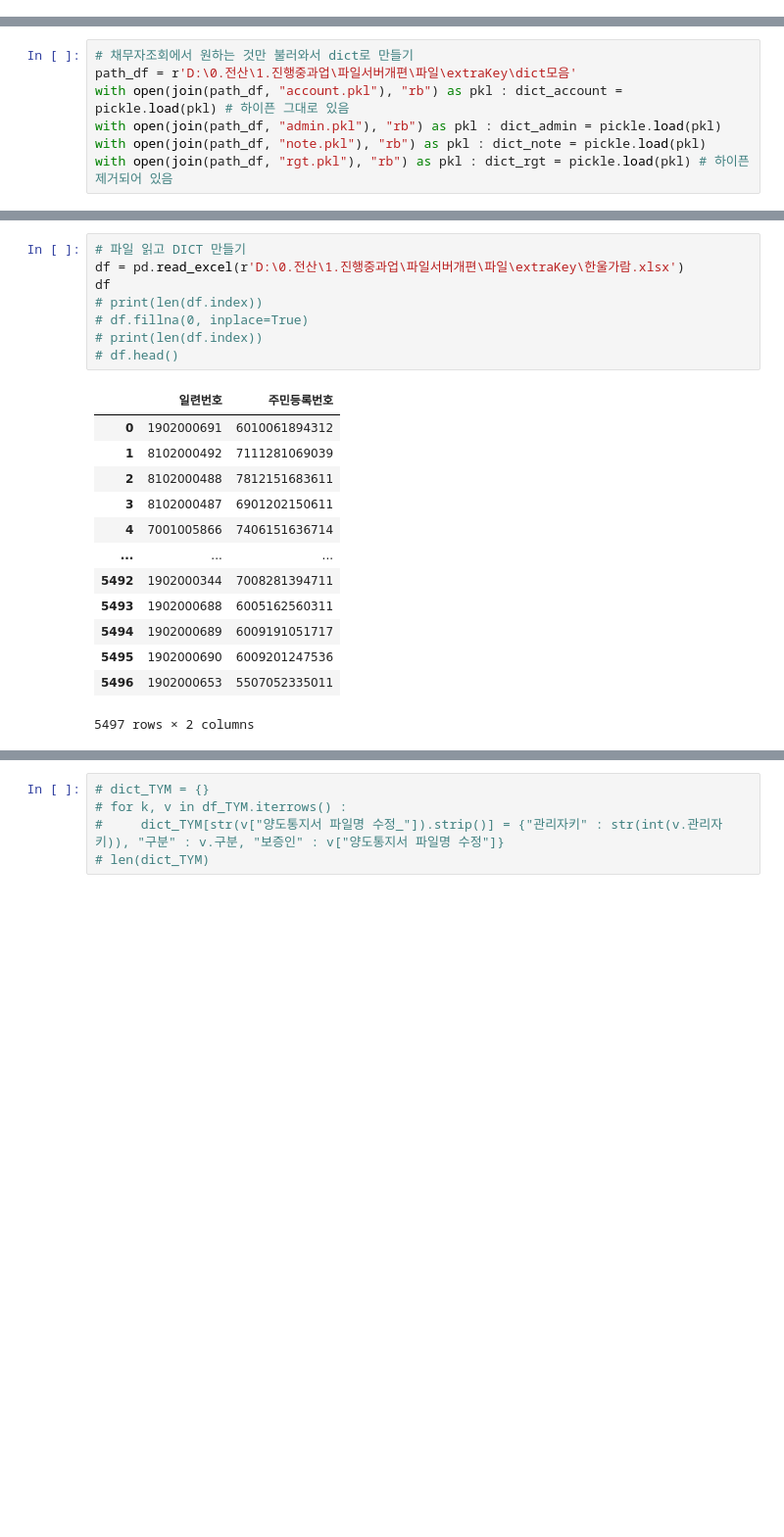
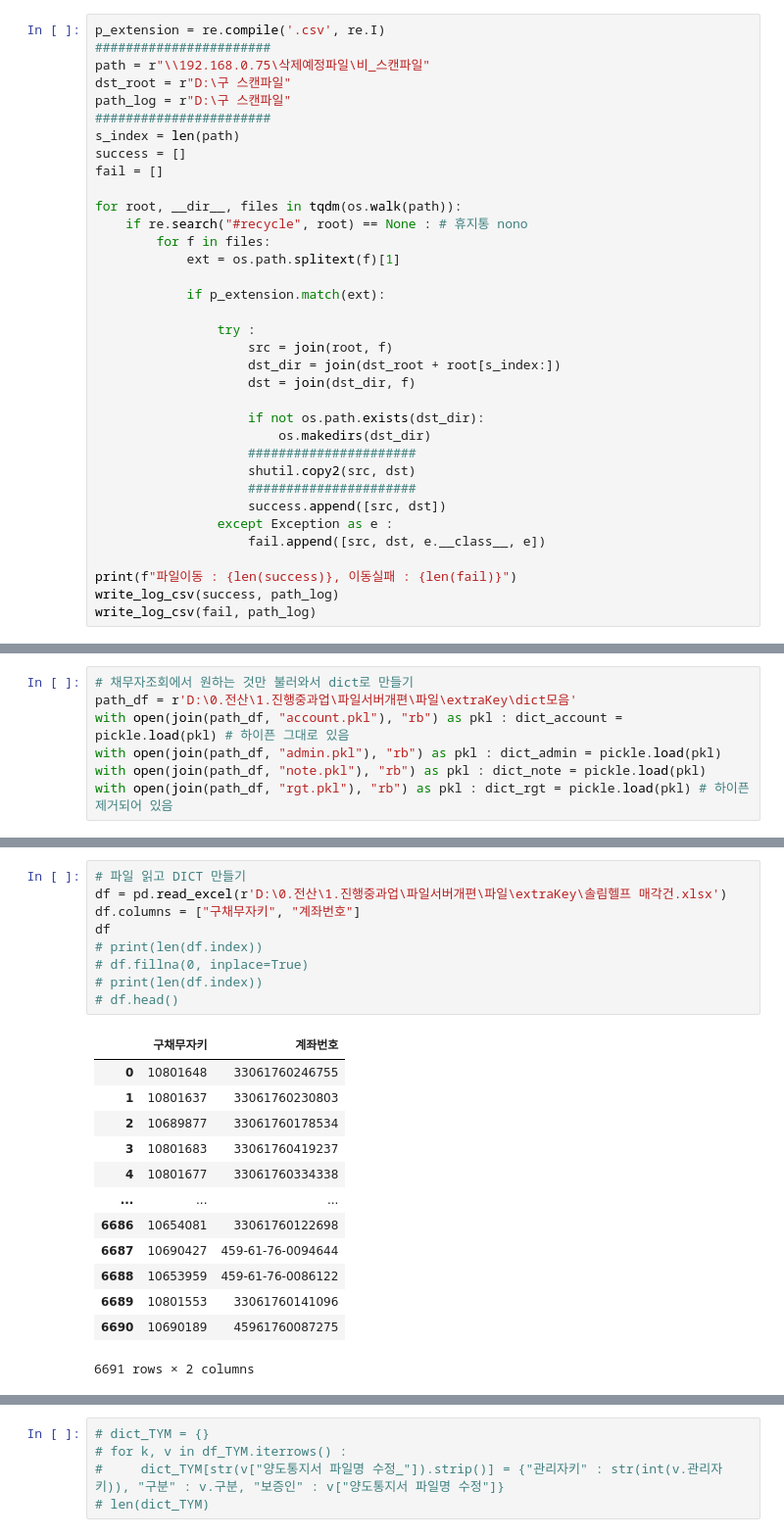
Before and after one commit to jbmyou/python_work, a Jupyter notebook: fileNaming/이름변경.ipynb, the cells around one changed output, grey strips where cells are left out. Shown at 98% size. Drawn from its saved outputs; the diff is of its cells as text; blank space fills up the shorter version.

```diff
--- a/fileNaming/이름변경.ipynb
+++ b/fileNaming/이름변경.ipynb
@@ -27,0 +51,35 @@ ff.moveFilesToRootFolderAndRmDirs(path)
+# %%
+p_extension = re.compile('.csv', re.I)
+#######################
+path = r"\\192.168.0.75\삭제예정파일\비_스캔파일"
+dst_root = r"D:\구 스캔파일"
+path_log = r"D:\구 스캔파일"
+#######################
+s_index = len(path)
+success = []
+fail = []
+
+for root, __dir__, files in tqdm(os.walk(path)):
+    if re.search("#recycle", root) == None : # 휴지통 nono
+        for f in files:
+            ext = os.path.splitext(f)[1]
+
+            if p_extension.match(ext):
+
+                try :
+                    src = join(root, f)
+                    dst_dir = join(dst_root + root[s_index:])
+                    dst = join(dst_dir, f)
+
+                    if not os.path.exists(dst_dir):
+                        os.makedirs(dst_dir)
+                    ######################
+                    shutil.copy2(src, dst)
+                    ######################
+                    success.append([src, dst])
+                except Exception as e :
+                    fail.append([src, dst, e.__class__, e])
+
+print(f"파일이동 : {len(success)}, 이동실패 : {len(fail)}")
+write_log_csv(success, path_log)
+write_log_csv(fail, path_log)
@@ -460,22 +560,23 @@ with open(join(path_df, "한울가람.pkl"), "rb") as pkl : dict = pickle.load(p
 # %%
 # 파일 읽고 DICT 만들기
-df = pd.read_excel(r'D:\0.전산\1.진행중과업\파일서버개편\파일\extraKey\한울가람.xlsx')
+df = pd.read_excel(r'D:\0.전산\1.진행중과업\파일서버개편\파일\extraKey\솔림헬프 매각건.xlsx')
+df.columns = ["구채무자키", "계좌번호"]
 df
 # print(len(df.index))
 # df.fillna(0, inplace=True)
 # print(len(df.index))
 # df.head()
 # %% [output]
-|  | 일련번호 | 주민등록번호 |
-| 0 | 1902000691 | 6010061894312 |
-| 1 | 8102000492 | 7111281069039 |
-| 2 | 8102000488 | 7812151683611 |
-| 3 | 8102000487 | 6901202150611 |
-| 4 | 7001005866 | 7406151636714 |
+|  | 구채무자키 | 계좌번호 |
+| 0 | 10801648 | 33061760246755 |
+| 1 | 10801637 | 33061760230803 |
+| 2 | 10689877 | 33061760178534 |
+| 3 | 10801683 | 33061760419237 |
+| 4 | 10801677 | 33061760334338 |
 | ... | ... | ... |
-| 5492 | 1902000344 | 7008281394711 |
-| 5493 | 1902000688 | 6005162560311 |
-| 5494 | 1902000689 | 6009191051717 |
-| 5495 | 1902000690 | 6009201247536 |
-| 5496 | 1902000653 | 5507052335011 |
+| 6686 | 10654081 | 33061760122698 |
+| 6687 | 10690427 | 459-61-76-0094644 |
+| 6688 | 10653959 | 459-61-76-0086122 |
+| 6689 | 10801553 | 33061760141096 |
+| 6690 | 10690189 | 45961760087275 |
-5497 rows × 2 columns
+6691 rows × 2 columns
```
Also changed, not shown: parts of 35 cells of this notebook, 12 other files.
